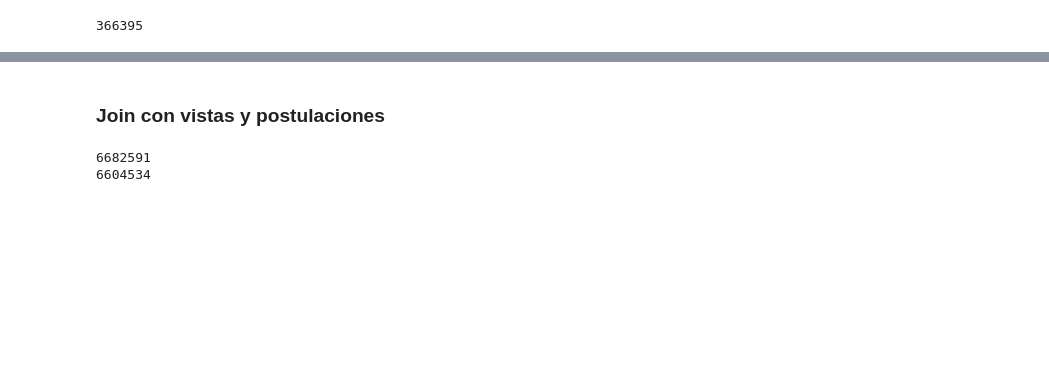
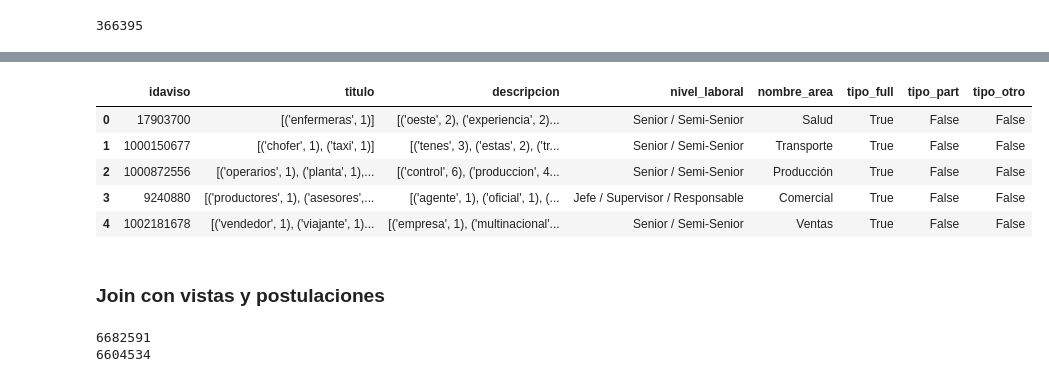
Before and after one commit to tbotalla/Datos1Q2018, a Jupyter notebook: parte2/Preprocessing.ipynb, the cells around one changed output, grey strips where cells are left out. Saved outputs shown, nothing was run; the diff lists cells and outputs as text; code cells hidden in the pictures; blank space fills up the shorter version.

```diff
--- a/parte2/Preprocessing.ipynb
+++ b/parte2/Preprocessing.ipynb
@@ -435,0 +505,2 @@ postulantes.head(2)
+# %%
+avisos_detalle = avisos_detalle.dropna(subset=['idaviso'], how='all')
@@ -435,0 +533,2 @@ postulantes.head(2)
+# %%
+avisos_detalle.drop(['denominacion_empresa'], axis=1, inplace=True)
@@ -436,3 +554,18 @@ postulantes.head(2)
+# %%
+avisos_detalle['tipo_full'] = (avisos_detalle['tipo_de_trabajo'].astype(str) == 'Full-time').astype(bool)
+avisos_detalle['tipo_part'] = (avisos_detalle['tipo_de_trabajo'].astype(str) == 'Part-time').astype(bool)
+avisos_detalle['tipo_otro'] = ((avisos_detalle['tipo_de_trabajo'].astype(str) != 'Part-time') & (avisos_detalle['tipo_de_trabajo'].astype(str) != 'Full-time')).astype(bool)
+# %%
+avisos_detalle.drop(['tipo_de_trabajo'], axis=1, inplace=True)
+# %%
+avisos_detalle.head(5)
+# %% [output]
+|  | idaviso | titulo | descripcion | nivel_laboral | nombre_area | tipo_full | tipo_part | tipo_otro |
+| 0 | 17903700 | [('enfermeras', 1)] | [('oeste', 2), ('experiencia', 2)... | Senior / Semi-Senior | Salud | True | False | False |
+| 1 | 1000150677 | [('chofer', 1), ('taxi', 1)] | [('tenes', 3), ('estas', 2), ('tr... | Senior / Semi-Senior | Transporte | True | False | False |
+| 2 | 1000872556 | [('operarios', 1), ('planta', 1),... | [('control', 6), ('produccion', 4... | Senior / Semi-Senior | Producción | True | False | False |
+| 3 | 9240880 | [('productores', 1), ('asesores',... | [('agente', 1), ('oficial', 1), (... | Jefe / Supervisor / Responsable | Comercial | True | False | False |
+| 4 | 1002181678 | [('vendedor', 1), ('viajante', 1)... | [('empresa', 1), ('multinacional'... | Senior / Semi-Senior | Ventas | True | False | False |
 # %% [markdown]
 ### Join con vistas y postulaciones
 # %%
```
Also changed, not shown: parts of 111 cells of this notebook.
